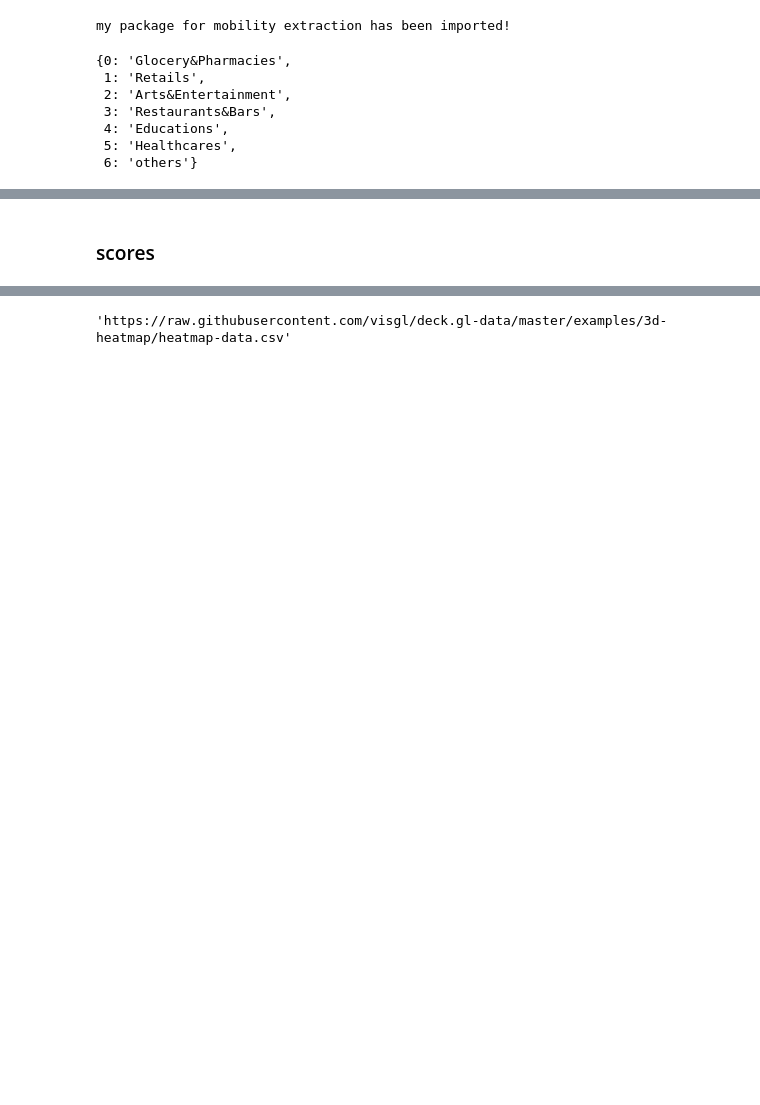
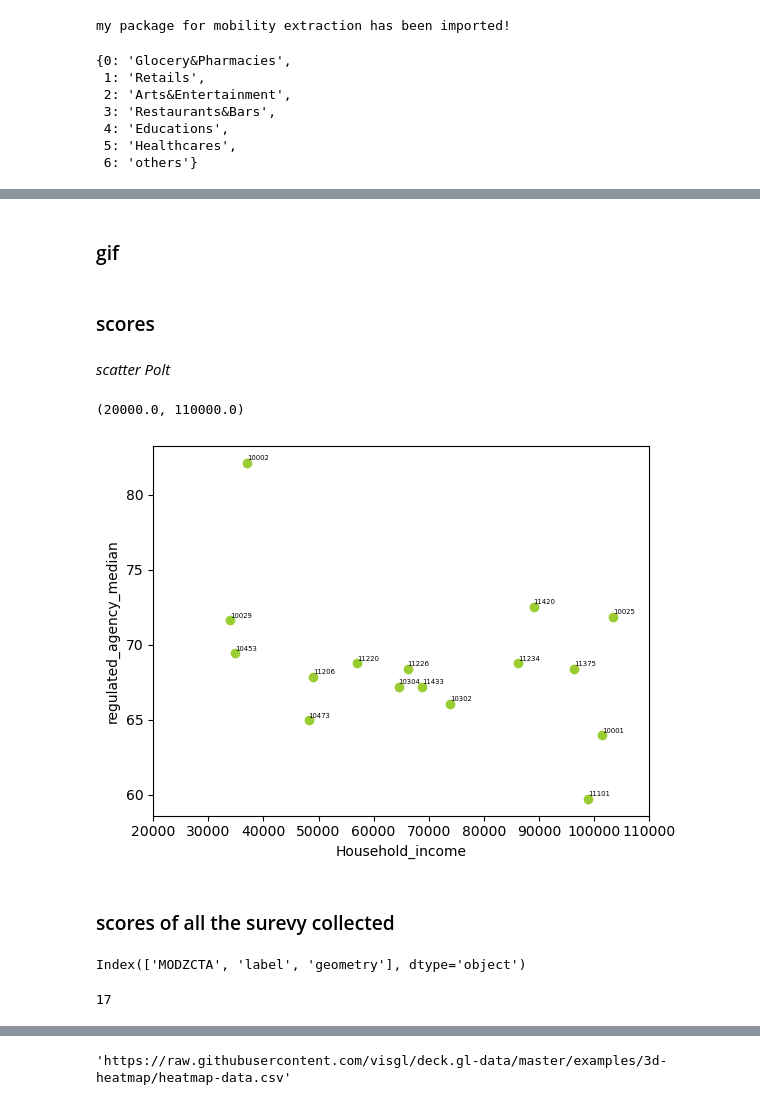
Before and after one commit to Qing1011/behaviours_epidemics, a Jupyter notebook: mobility_data_analysis/2.4_Plot_on_maps.ipynb, the cells around one changed output, grey strips where cells are left out. Drawn from its saved outputs; the diff is of its cells as text; code cells hidden in the pictures; blank space fills up the shorter version.

```diff
--- a/mobility_data_analysis/2.4_Plot_on_maps.ipynb
+++ b/mobility_data_analysis/2.4_Plot_on_maps.ipynb
@@ -93,2 +127,4 @@ gdf_merged = gdf.merge(visits_scores_wk, on='MODZCTA', how='left')
+# %% [markdown]
+### gif
 # %%
 week_str_ls = []
@@ -145,0 +179,20 @@ scores_title_dict = {'regulated_tdscores_median':'(a).Median Temporal Discountin
+# %% [markdown]
+*scatter Polt*
+# %%
+x = gdf_merged[gdf_merged['week']==0]['Household_income'].values
+y = gdf_merged[gdf_merged['week']==0]['regulated_agency_median'].values
+labels = gdf_merged[gdf_merged['week']==0]['MODZCTA'].values
+# figure = plt.figure(figsize=(2, 2.5), dpi=350)
+plt.scatter(x, y,c='yellowgreen')
+for i in range(len(x)):
+    plt.text(x[i], y[i]+ 0.1, labels[i], fontsize=5, ha='left', va='bottom')
+
+plt.xlabel('Household_income')
+plt.ylabel('regulated_agency_median')
+# plt.xlim(20000, 110000)
+# plt.xscale('log')
+# %% [output]
+(20000.0, 110000.0)
+[figure, added]
+# %% [markdown]
+### scores of all the surevy collected
@@ -145,0 +204,4 @@ scores_title_dict = {'regulated_tdscores_median':'(a).Median Temporal Discountin
+# %%
+gdf.columns
+# %% [output]
+Index(['MODZCTA', 'label', 'geometry'], dtype='object')
@@ -145,0 +212,4 @@ scores_title_dict = {'regulated_tdscores_median':'(a).Median Temporal Discountin
+# %%
+len(used_mod)
+# %% [output]
+17
```
Also changed, not shown: parts of 15 cells of this notebook, 28 other files.
